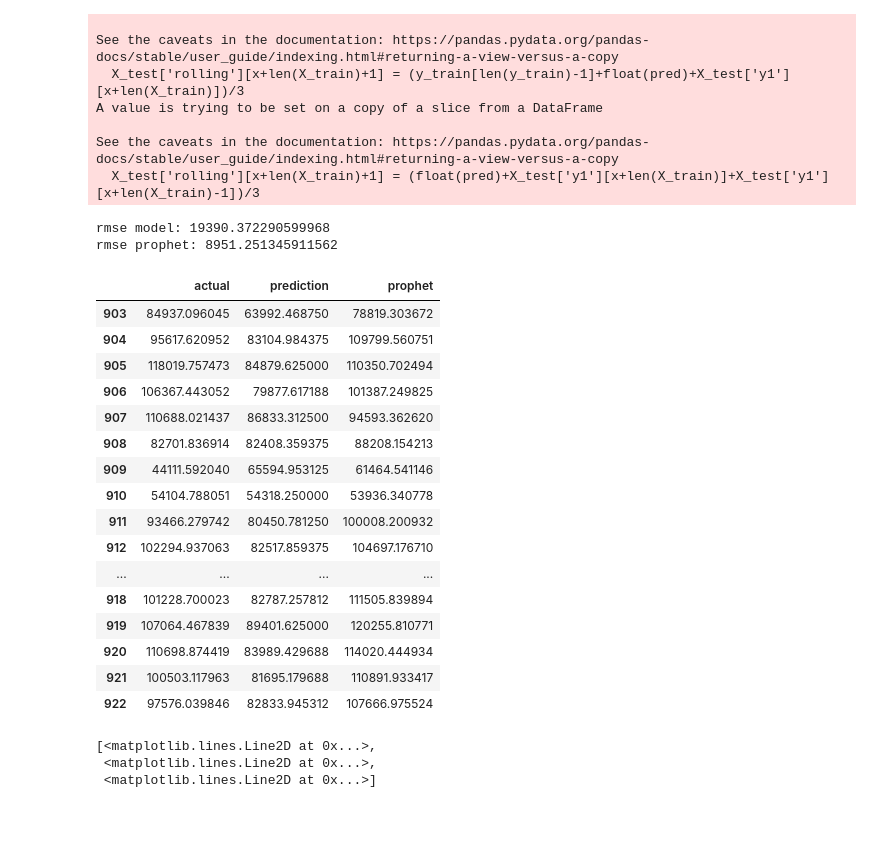
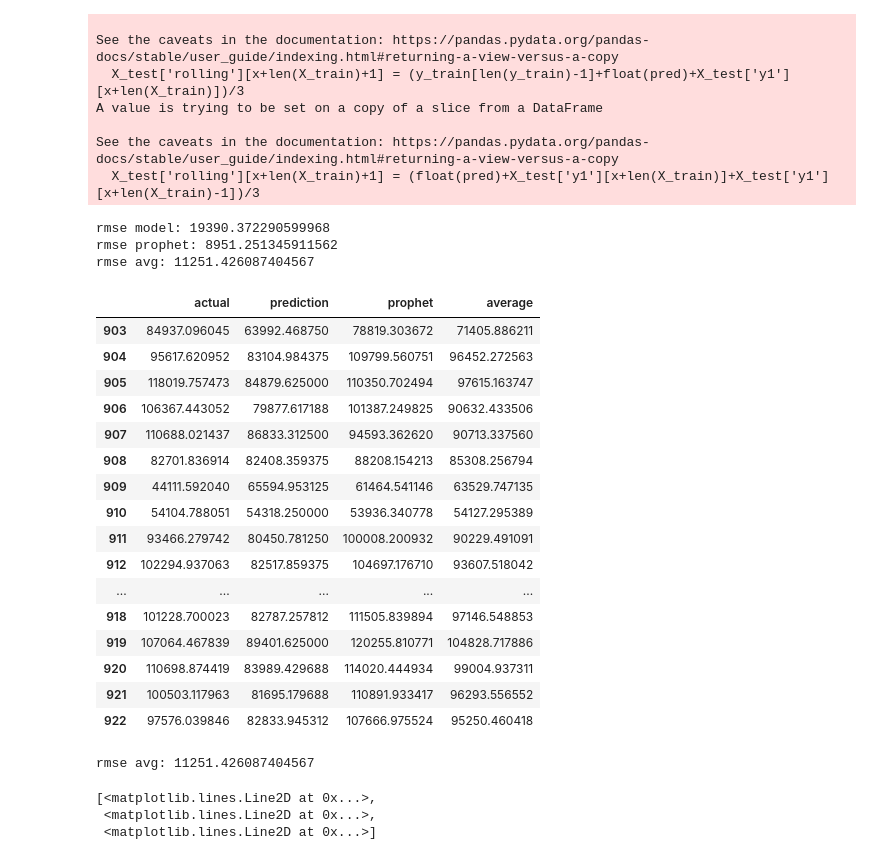
Before and after one commit to alexwesch/lighthouse_final_project, a Jupyter notebook: regressor_modeling.ipynb, the cells around one changed output. Drawn from its saved outputs; the diff is of its cells as text; code cells hidden in the pictures; blank space fills up the shorter version.

```diff
--- a/regressor_modeling.ipynb
+++ b/regressor_modeling.ipynb
@@ -324,31 +331,38 @@ See the caveats in the documentation: https://pandas.pydata.org/pandas-docs/stab
 # %%
 print('rmse model:', np.sqrt(mean_squared_error(y_test,y_pred)))
 print('rmse prophet:', np.sqrt(mean_squared_error(y_test,X_test['yhat'])))
+print('rmse avg:', np.sqrt(mean_squared_error(y_test,(X_test['yhat']+y_pred)/2)))
 results = pd.DataFrame()
 results['actual'] = y_test
 results['prediction'] = y_pred
 results['prophet'] = X_test['yhat']
+results['average'] = (X_test['yhat']+y_pred)/2
 results
 # %% [output]
 rmse model: 19390.372290599968
 rmse prophet: 8951.251345911562
+rmse avg: 11251.426087404567
-|  | actual | prediction | prophet |
-| 903 | 84937.096045 | 63992.468750 | 78819.303672 |
-| 904 | 95617.620952 | 83104.984375 | 109799.560751 |
-| 905 | 118019.757473 | 84879.625000 | 110350.702494 |
-| 906 | 106367.443052 | 79877.617188 | 101387.249825 |
-| 907 | 110688.021437 | 86833.312500 | 94593.362620 |
-| 908 | 82701.836914 | 82408.359375 | 88208.154213 |
-| 909 | 44111.592040 | 65594.953125 | 61464.541146 |
-| 910 | 54104.788051 | 54318.250000 | 53936.340778 |
-| 911 | 93466.279742 | 80450.781250 | 100008.200932 |
-| 912 | 102294.937063 | 82517.859375 | 104697.176710 |
-| ... | ... | ... | ... |
-| 918 | 101228.700023 | 82787.257812 | 111505.839894 |
-| 919 | 107064.467839 | 89401.625000 | 120255.810771 |
-| 920 | 110698.874419 | 83989.429688 | 114020.444934 |
-| 921 | 100503.117963 | 81695.179688 | 110891.933417 |
-| 922 | 97576.039846 | 82833.945312 | 107666.975524 |
+|  | actual | prediction | prophet | average |
+| 903 | 84937.096045 | 63992.468750 | 78819.303672 | 71405.886211 |
+| 904 | 95617.620952 | 83104.984375 | 109799.560751 | 96452.272563 |
+| 905 | 118019.757473 | 84879.625000 | 110350.702494 | 97615.163747 |
+| 906 | 106367.443052 | 79877.617188 | 101387.249825 | 90632.433506 |
+| 907 | 110688.021437 | 86833.312500 | 94593.362620 | 90713.337560 |
+| 908 | 82701.836914 | 82408.359375 | 88208.154213 | 85308.256794 |
+| 909 | 44111.592040 | 65594.953125 | 61464.541146 | 63529.747135 |
+| 910 | 54104.788051 | 54318.250000 | 53936.340778 | 54127.295389 |
+| 911 | 93466.279742 | 80450.781250 | 100008.200932 | 90229.491091 |
+| 912 | 102294.937063 | 82517.859375 | 104697.176710 | 93607.518042 |
+| ... | ... | ... | ... | ... |
+| 918 | 101228.700023 | 82787.257812 | 111505.839894 | 97146.548853 |
+| 919 | 107064.467839 | 89401.625000 | 120255.810771 | 104828.717886 |
+| 920 | 110698.874419 | 83989.429688 | 114020.444934 | 99004.937311 |
+| 921 | 100503.117963 | 81695.179688 | 110891.933417 | 96293.556552 |
+| 922 | 97576.039846 | 82833.945312 | 107666.975524 | 95250.460418 |
+# %%
+print('rmse avg:', np.sqrt(mean_squared_error(y_test,(X_test['yhat']+y_pred)/2)))
+# %% [output]
+rmse avg: 11251.426087404567
 # %%
 results['ds'] = pd.to_datetime(data['ds'][-value:])
 results = results.set_index('ds')
```
Also changed, not shown: parts of 3 cells of this notebook, 1 other file.
